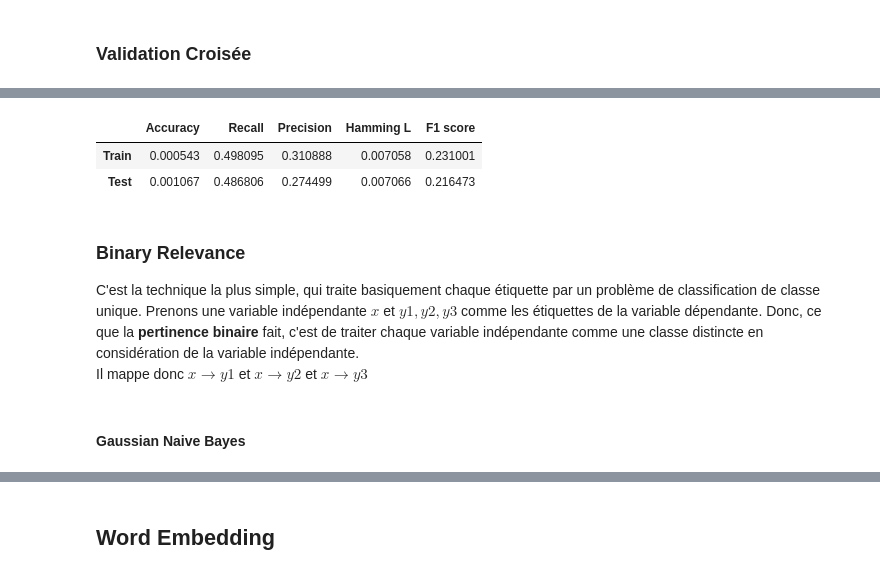
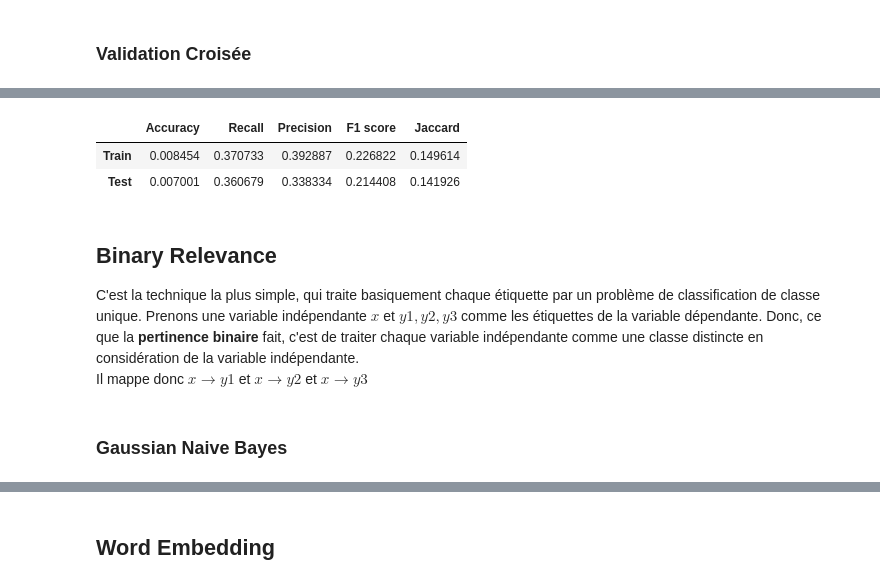
Before and after one commit to mGolos/Machine-Learning-Examples, a Jupyter notebook: examples/question_tagging/Modeling.ipynb, the cells around one changed output, grey strips where cells are left out. Saved outputs shown, nothing was run; the diff lists cells and outputs as text; code cells hidden in the pictures.

```diff
--- a/examples/question_tagging/Modeling.ipynb
+++ b/examples/question_tagging/Modeling.ipynb
@@ -102,14 +110,14 @@ def df_scores(NT=None):
             'Accuracy' :  skl.metrics.accuracy_score(Y_train[:NT], Y_pred_train),
             'Recall' :    skl.metrics.recall_score(Y_train[:NT], Y_pred_train, average='weighted'),
             'Precision' : skl.metrics.precision_score(Y_train[:NT], Y_pred_train, average='weighted'),
-            'Hamming L' : skl.metrics.hamming_loss(Y_train[:NT], Y_pred_train),
-            'F1 score' :  skl.metrics.f1_score(Y_train[:NT], Y_pred_train, average='weighted')},
+            'F1 score' :  skl.metrics.f1_score(Y_train[:NT], Y_pred_train, average='weighted'),
+            'Jaccard' :   skl.metrics.jaccard_score(Y_train[:NT], Y_pred_train, average='weighted')},
         'Test': {
             'Accuracy' :  skl.metrics.accuracy_score(Y_test[:NT], Y_pred_test),
             'Recall' :    skl.metrics.recall_score(Y_test[:NT], Y_pred_test, average='weighted'),
             'Precision' : skl.metrics.precision_score(Y_test[:NT], Y_pred_test, average='weighted'),
-            'Hamming L' : skl.metrics.hamming_loss(Y_test[:NT], Y_pred_test),
-            'F1 score' :  skl.metrics.f1_score(Y_test[:NT], Y_pred_test, average='weighted')}}
+            'F1 score' :  skl.metrics.f1_score(Y_test[:NT], Y_pred_test, average='weighted'),
+            'Jaccard' :   skl.metrics.jaccard_score(Y_test[:NT], Y_pred_test, average='weighted')}}
     return pd.DataFrame.from_dict(scores).T
 # %%
 class SimpleModel(skl.base.RegressorMixin):
@@ -301,19 +250,19 @@ for i in range(5):
 # %%
 mdf = df_scores()
-# cumulate_scores(mdf, 'Simple')
+cumulate_scores(mdf, 'Simple')
 mdf
 # %% [output]
-|  | Accuracy | Recall | Precision | Hamming L | F1 score |
-| Train | 0.000543 | 0.498095 | 0.310888 | 0.007058 | 0.231001 |
-| Test | 0.001067 | 0.486806 | 0.274499 | 0.007066 | 0.216473 |
+|  | Accuracy | Recall | Precision | F1 score | Jaccard |
+| Train | 0.008454 | 0.370733 | 0.392887 | 0.226822 | 0.149614 |
+| Test | 0.007001 | 0.360679 | 0.338334 | 0.214408 | 0.141926 |
 # %% [markdown]
-### Binary Relevance
+## Binary Relevance
 C'est la technique la plus simple, qui traite basiquement chaque étiquette par un problème de classification de classe unique.
 Prenons une variable indépendante $x$ et $y1,y2,y3$ comme les étiquettes de la variable dépendante.
 Donc, ce que la **pertinence binaire** fait, c'est de traiter chaque variable indépendante comme une classe distincte en considération de la variable indépendante.
 Il mappe donc $x →y1$ et $x →y2$ et $x →y3$
 # %% [markdown]
-#### Gaussian Naive Bayes
+### Gaussian Naive Bayes
 # %%
 %%time
 # Temps de calcul 1/5. Estimation sur 35000 : 2H
```
Also changed, not shown: parts of 120 cells of this notebook, 3 other files.
